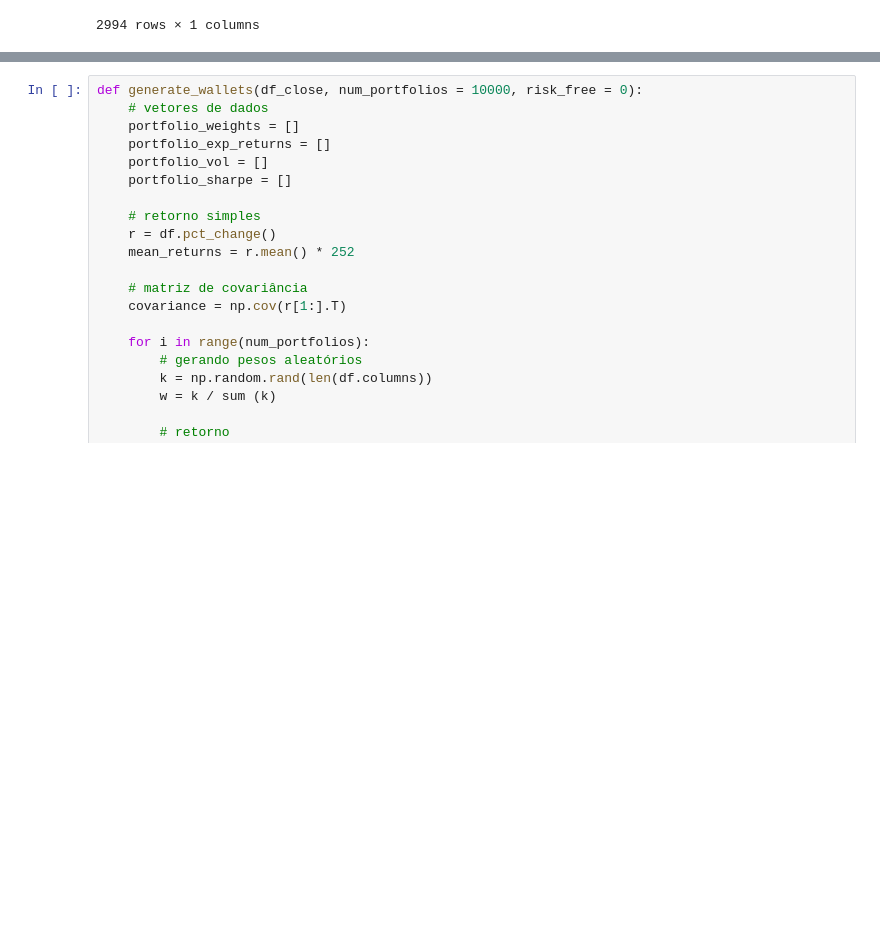
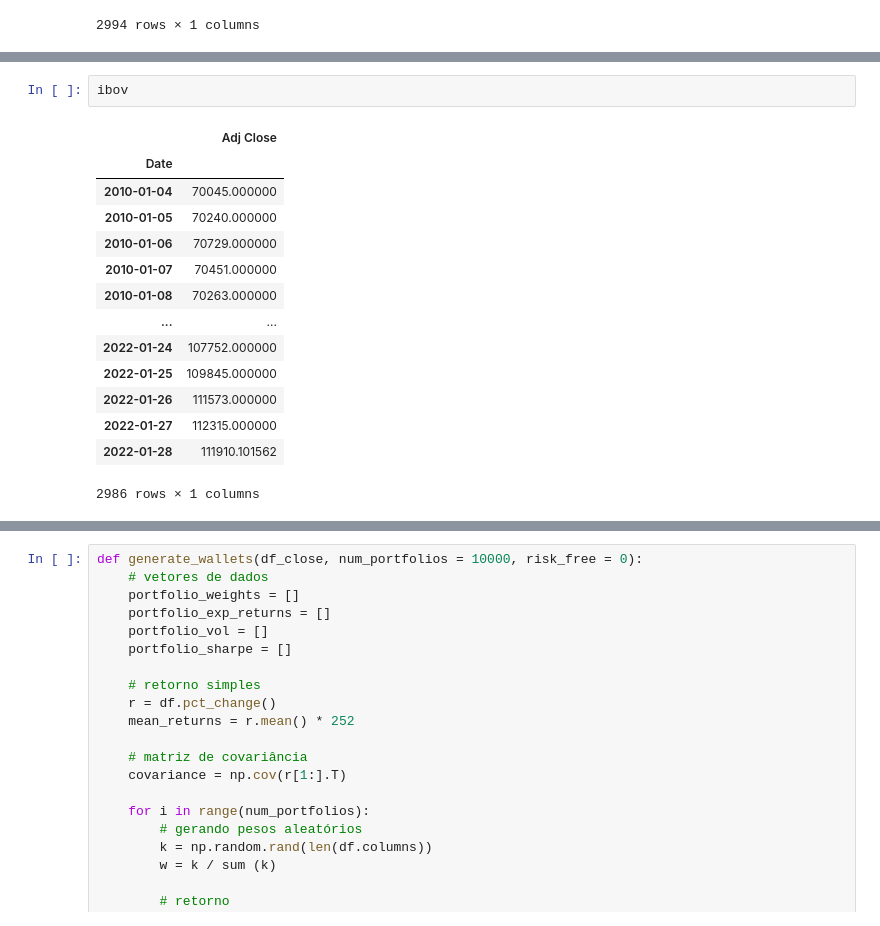
Before and after one commit to raulgranja/Quant-basics, a Jupyter notebook: quant-basics.ipynb, the cells around one changed output, grey strips where cells are left out. Saved outputs shown, nothing was run; the diff lists cells and outputs as text; blank space fills up the shorter version.

```diff
--- a/quant-basics.ipynb
+++ b/quant-basics.ipynb
@@ -312,4 +312,21 @@ Retorno acumulado da carteira no perído:  506.1352305939649 %
 Retorno acumulado do ibovespa no perído:  59.76886510457546 %
+# %%
+ibov
+# %% [output]
+|  | Adj Close |
+| Date |  |
+| 2010-01-04 | 70045.000000 |
+| 2010-01-05 | 70240.000000 |
+| 2010-01-06 | 70729.000000 |
+| 2010-01-07 | 70451.000000 |
+| 2010-01-08 | 70263.000000 |
+| ... | ... |
+| 2022-01-24 | 107752.000000 |
+| 2022-01-25 | 109845.000000 |
+| 2022-01-26 | 111573.000000 |
+| 2022-01-27 | 112315.000000 |
+| 2022-01-28 | 111910.101562 |
+2986 rows × 1 columns
 # %%
 # w é [0.4, 0.2, 0.2, 0.2]
 w = np.array(w)
```
Also changed, not shown: parts of 19 cells of this notebook.
